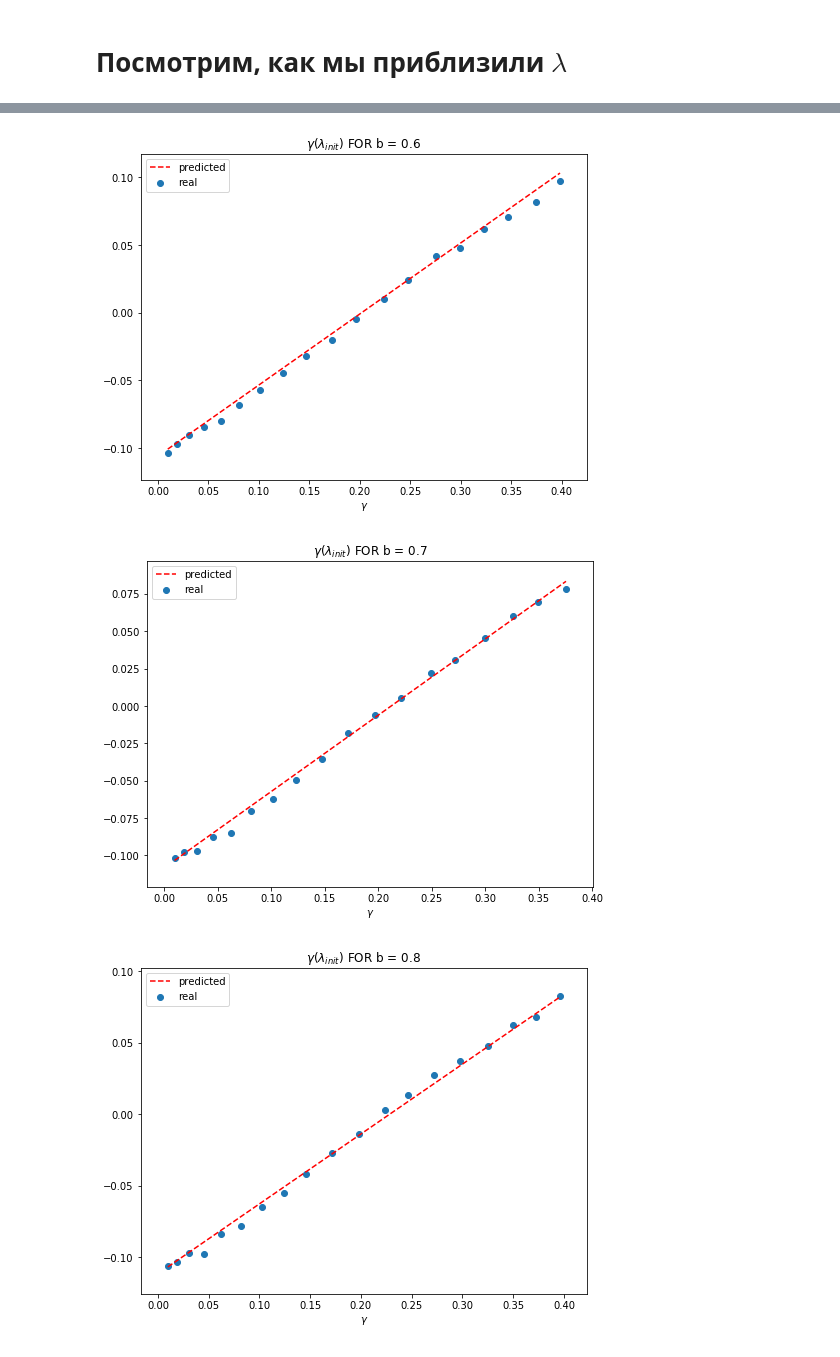
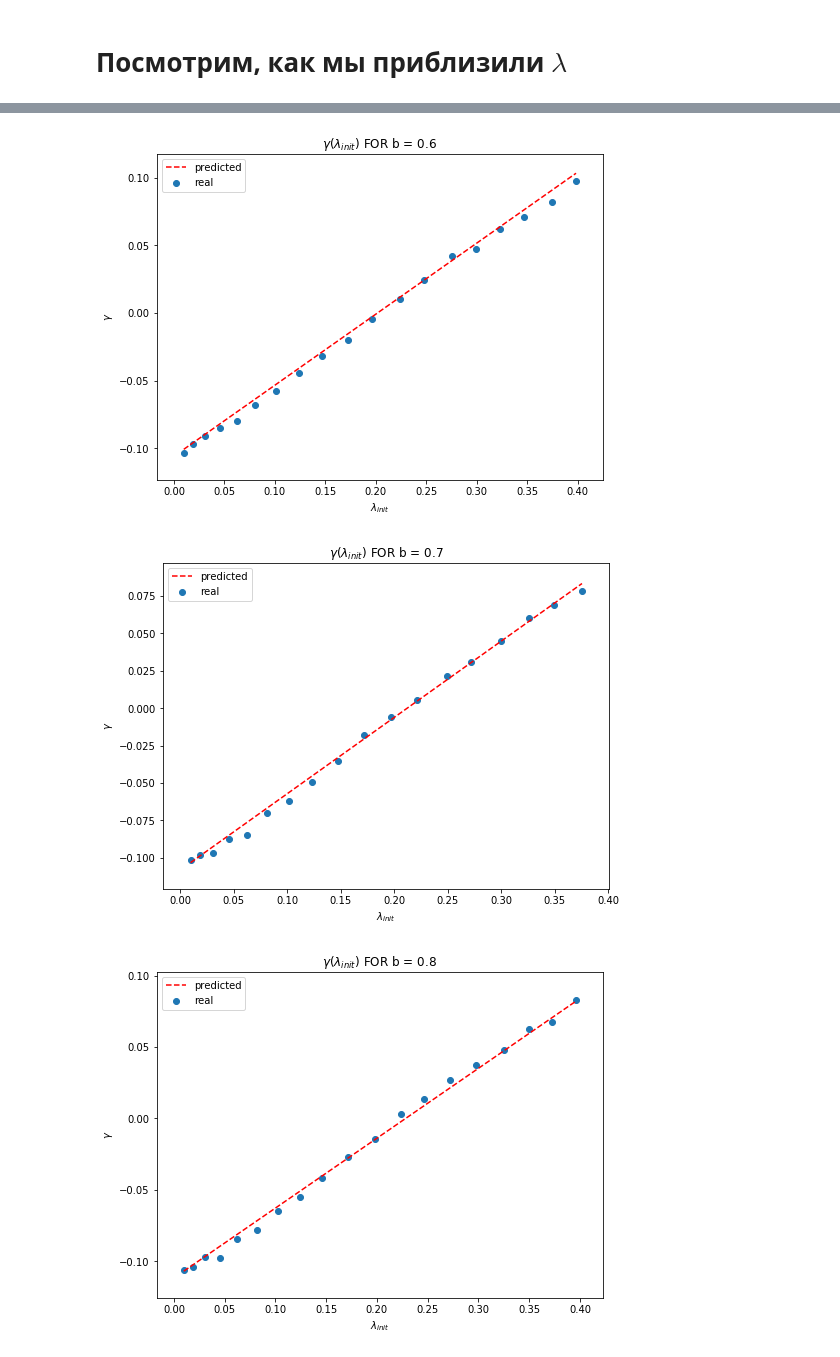
Before and after one commit to VitaliyRakitin/Diploma, a Jupyter notebook: Params31.ipynb, the cells around one changed output, grey strips where cells are left out. Drawn from its saved outputs; the diff is of its cells as text; code cells hidden in the pictures.

```diff
--- a/Params31.ipynb
+++ b/Params31.ipynb
@@ -873,7 +873,7 @@ for b in sorted(result_b.keys()):
     plt.plot(x,gamm, '--r', label = "predicted")
     plt.legend()
     plt.xlabel("$\lambda_{init}$")
-    plt.xlabel("$\gamma$")
+    plt.ylabel("$\gamma$")
     plt.title("$\gamma (\lambda_{init})$ FOR b = %0.1lf"%(float(b)))
     plt.show()
 # %% [output]
@@ -886,3 +886,3 @@ for b in sorted(result_b.keys()):
-[figure, old version]
+[figure, new version]
-[figure, old version]
+[figure, new version]
-[figure, old version]
+[figure, new version]
```
Also changed, not shown: parts of 5 cells of this notebook.
